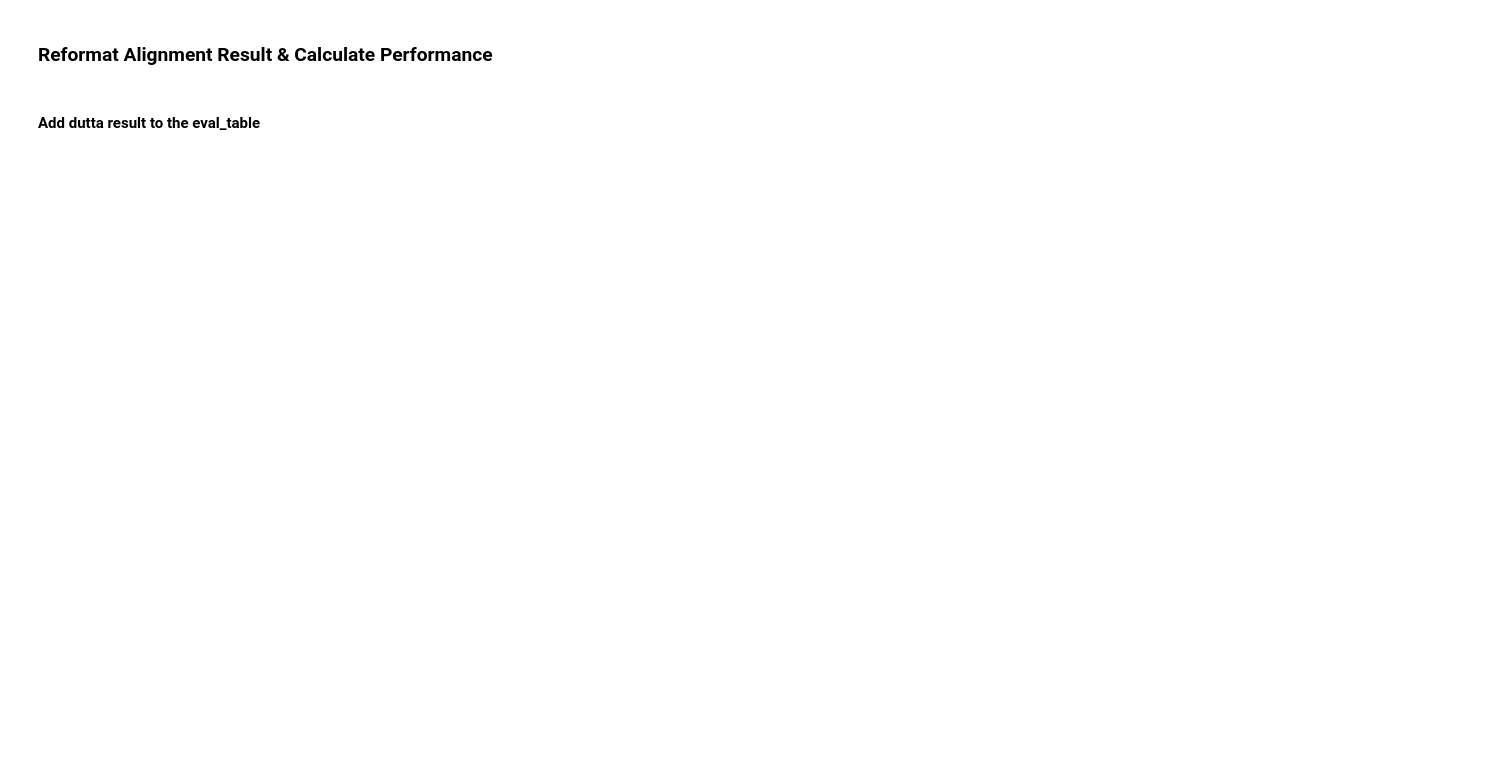
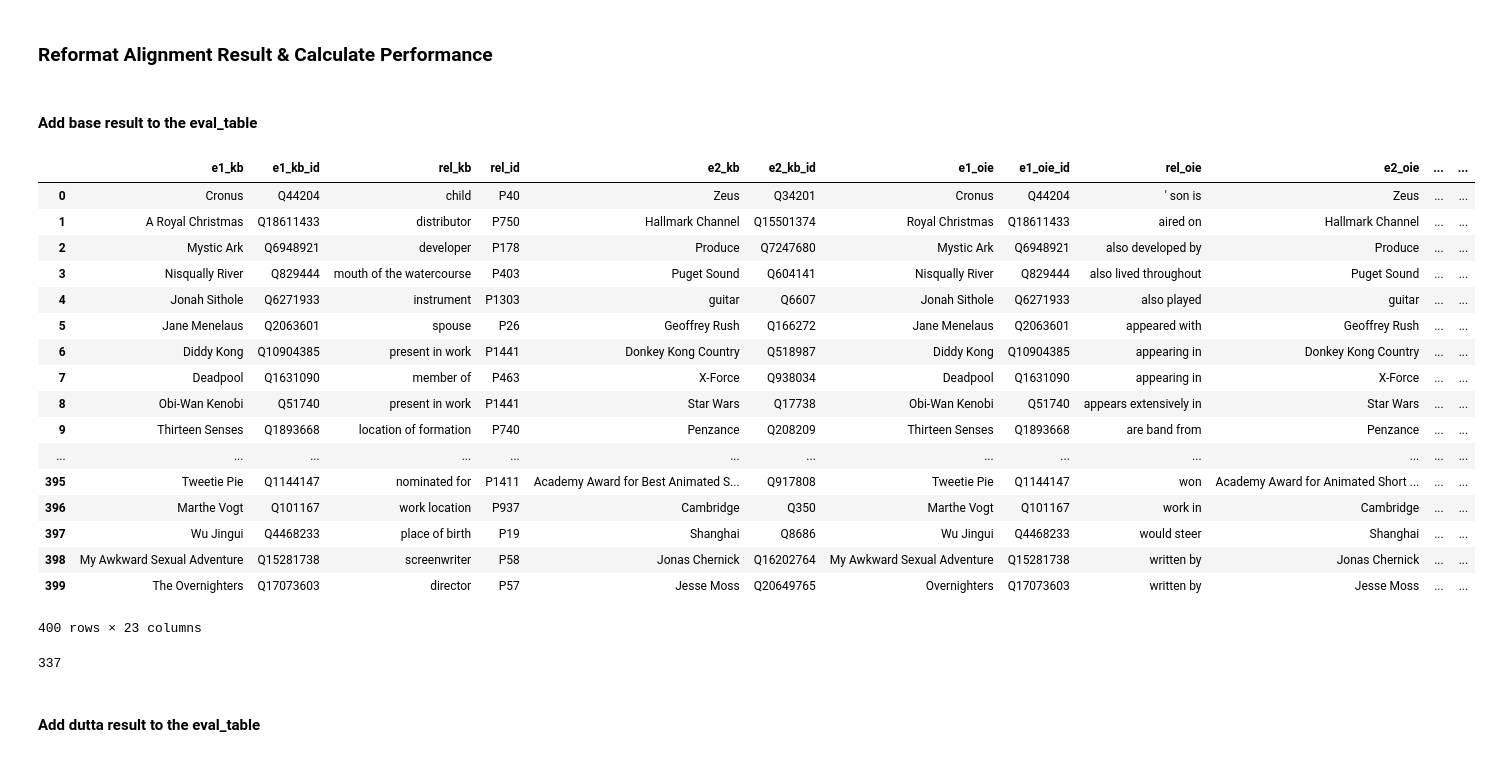
Before and after one commit to rifkiaputri/Relation-Aligner, a Jupyter notebook: plot_results.ipynb, the cells around one changed output. Cells and saved outputs as stored; diff of their text form; code cells hidden in the pictures; blank space fills up the shorter version.

```diff
--- a/plot_results.ipynb
+++ b/plot_results.ipynb
@@ -168,36 +232,46 @@ data_header = ['e1_kb', 'rel_kb', 'rel_id', 'e2_kb', 'e1_oie', 'rel_oie', 'e2_oi
                'e1_kb_id', 'e2_kb_id', 'e1_oie_id', 'e2_oie_id',
                'e1_oie_root', 'e2_oie_root', 'gold_label']
 test_align = pd.read_csv('dataset/test_align_gold.tsv', sep='\t', header=None, names=data_header)
-test_align.drop(['e1_kb_id', 'e2_kb_id', 'e1_oie_id', 'e2_oie_id', 'e1_oie_root', 'e2_oie_root'], axis=1, inplace=True)
 
 test_align['dist_cnn_no_def'] = predict_base_g['dist']
 test_align['dist_cnn_def'] = predict_g['dist']
 test_align['dist_cnn_def_ent'] = predict_ent_g['dist']
 test_align['dist_pcnn_def_ent'] = predict_pcnn_ent_g['dist']
-test_align['dist_pcnn_att'] = predict_pcnn_att_g['dist']
+# test_align['dist_pcnn_att'] = predict_pcnn_att_g['dist']
+test_align['dist_pcnn_no_def'] = predict_pcnn_nodef_g['dist']
 
-t_cnn_no_def = get_threshold(precision_base, recall_base, thresholds_base)
-t_cnn_def = get_threshold(precision, recall, thresholds)
-t_cnn_def_ent = get_threshold(precision_ent, recall_ent, thresholds_ent)
-t_pcnn_def_ent = get_threshold(precision_pcnn_ent, recall_pcnn_ent, thresholds_pcnn_ent)
-t_pcnn_att = get_threshold(precision_pcnn_att, recall_pcnn_att, thresholds_pcnn_att)
+# t_cnn_no_def = get_threshold(precision_base, recall_base, thresholds_base)
+# t_cnn_def = get_threshold(precision, recall, thresholds)
+# t_cnn_def_ent = get_threshold(precision_ent, recall_ent, thresholds_ent)
+# t_pcnn_def_ent = get_threshold(precision_pcnn_ent, recall_pcnn_ent, thresholds_pcnn_ent)
+# t_pcnn_att = get_threshold(precision_pcnn_att, recall_pcnn_att, thresholds_pcnn_att)
+# t_pcnn_nodef = get_threshold(precision_pcnn_nodef, recall_pcnn_nodef, thresholds_pcnn_nodef)
 
-# t_cnn_no_def = get_threshold(precision_base_g, recall_base_g, thresholds_base_g)
-# t_cnn_def = get_threshold(precision_g, recall_g, thresholds_g)
-# t_cnn_def_ent = get_threshold(precision_ent_g, recall_ent_g, thresholds_ent_g)
-# t_pcnn_def_ent = get_threshold(precision_pcnn_ent_g, recall_pcnn_ent_g, thresholds_pcnn_ent_g)
+t_cnn_no_def = get_threshold(precision_base_g, recall_base_g, thresholds_base_g)
+t_cnn_def = get_threshold(precision_g, recall_g, thresholds_g)
+t_cnn_def_ent = get_threshold(precision_ent_g, recall_ent_g, thresholds_ent_g)
+t_pcnn_def_ent = get_threshold(precision_pcnn_ent_g, recall_pcnn_ent_g, thresholds_pcnn_ent_g)
 # t_pcnn_att = get_threshold(precision_pcnn_att_g, recall_pcnn_att_g, thresholds_pcnn_att_g)
+t_pcnn_nodef = get_threshold(precision_pcnn_nodef_g, recall_pcnn_nodef_g, thresholds_pcnn_nodef_g)
 
+# t_cnn_no_def = 2
+# t_cnn_def = 2
+# t_cnn_def_ent = 2
+# t_pcnn_def_ent = 2
+# t_pcnn_att = 2
 
 test_align['pred_cnn_no_def'] = [0 if d <= t_cnn_no_def else 1 for d in test_align['dist_cnn_no_def']]
 test_align['pred_cnn_def'] = [0 if d <= t_cnn_def else 1 for d in test_align['dist_cnn_def']]
 test_align['pred_cnn_def_ent'] = [0 if d <= t_cnn_def_ent else 1 for d in test_align['dist_cnn_def_ent']]
 test_align['pred_pcnn_def_ent'] = [0 if d <= t_pcnn_def_ent else 1 for d in test_align['dist_pcnn_def_ent']]
-test_align['pred_pcnn_att'] = [0 if d <= t_pcnn_def_ent else 1 for d in test_align['dist_pcnn_att']]
+# test_align['pred_pcnn_att'] = [0 if d <= t_pcnn_att else 1 for d in test_align['dist_pcnn_att']]
+test_align['pred_pcnn_no_def'] = [0 if d <= t_pcnn_nodef else 1 for d in test_align['dist_pcnn_no_def']]
+test_align['pred_base'] = 0
 
 test_align = test_align[[
-                'e1_kb', 'rel_kb', 'rel_id', 'e2_kb', 'e1_oie', 'rel_oie', 'e2_oie',
-                'dist_cnn_no_def', 'dist_cnn_def', 'dist_cnn_def_ent', 'dist_pcnn_def_ent', 'dist_pcnn_att',
-                'pred_cnn_no_def', 'pred_cnn_def', 'pred_cnn_def_ent', 'pred_pcnn_def_ent', 'pred_pcnn_att',
-                'gold_label']]
+                'e1_kb', 'e1_kb_id', 'rel_kb', 'rel_id', 'e2_kb', 'e2_kb_id',
+                'e1_oie', 'e1_oie_id', 'rel_oie', 'e2_oie', 'e2_oie_id',
+                'dist_cnn_no_def', 'dist_cnn_def', 'dist_cnn_def_ent',  'dist_pcnn_no_def', 'dist_pcnn_def_ent',
+                'pred_cnn_no_def', 'pred_cnn_def', 'pred_cnn_def_ent', 'pred_pcnn_no_def', 'pred_pcnn_def_ent',
+                'pred_base', 'gold_label']]
 # %%
@@ -205 +279,24 @@ eval_table = pd.DataFrame(index=['dutta', 'CESI', 'CNN_no_def', 'CNN_def', 'CNN_
 eval_table = eval_table.fillna(0) # with 0s rather than NaNs
+# %% [markdown]
+#### Add base result to the eval_table
+# %%
+test_align
+# %% [output]
+|  | e1_kb | e1_kb_id | rel_kb | rel_id | e2_kb | e2_kb_id | e1_oie | e1_oie_id | rel_oie | e2_oie | ... | ... |
+| 0 | Cronus | Q44204 | child | P40 | Zeus | Q34201 | Cronus | Q44204 | ' son is | Zeus | ... | ... |
+| 1 | A Royal Christmas | Q18611433 | distributor | P750 | Hallmark Channel | Q15501374 | Royal Christmas | Q18611433 | aired on | Hallmark Channel | ... | ... |
+| 2 | Mystic Ark | Q6948921 | developer | P178 | Produce | Q7247680 | Mystic Ark | Q6948921 | also developed by | Produce | ... | ... |
+| 3 | Nisqually River | Q829444 | mouth of the watercourse | P403 | Puget Sound | Q604141 | Nisqually River | Q829444 | also lived throughout | Puget Sound | ... | ... |
+| 4 | Jonah Sithole | Q6271933 | instrument | P1303 | guitar | Q6607 | Jonah Sithole | Q6271933 | also played | guitar | ... | ... |
+| 5 | Jane Menelaus | Q2063601 | spouse | P26 | Geoffrey Rush | Q166272 | Jane Menelaus | Q2063601 | appeared with | Geoffrey Rush | ... | ... |
+| 6 | Diddy Kong | Q10904385 | present in work | P1441 | Donkey Kong Country | Q518987 | Diddy Kong | Q10904385 | appearing in | Donkey Kong Country | ... | ... |
+| 7 | Deadpool | Q1631090 | member of | P463 | X-Force | Q938034 | Deadpool | Q1631090 | appearing in | X-Force | ... | ... |
+| 8 | Obi-Wan Kenobi | Q51740 | present in work | P1441 | Star Wars | Q17738 | Obi-Wan Kenobi | Q51740 | appears extensively in | Star Wars | ... | ... |
+| 9 | Thirteen Senses | Q1893668 | location of formation | P740 | Penzance | Q208209 | Thirteen Senses | Q1893668 | are band from | Penzance | ... | ... |
+| ... | ... | ... | ... | ... | ... | ... | ... | ... | ... | ... | ... | ... |
+| 395 | Tweetie Pie | Q1144147 | nominated for | P1411 | Academy Award for Best Animated S... | Q917808 | Tweetie Pie | Q1144147 | won | Academy Award for Animated Short ... | ... | ... |
+| 396 | Marthe Vogt | Q101167 | work location | P937 | Cambridge | Q350 | Marthe Vogt | Q101167 | work in | Cambridge | ... | ... |
+| 397 | Wu Jingui | Q4468233 | place of birth | P19 | Shanghai | Q8686 | Wu Jingui | Q4468233 | would steer | Shanghai | ... | ... |
+| 398 | My Awkward Sexual Adventure | Q15281738 | screenwriter | P58 | Jonas Chernick | Q16202764 | My Awkward Sexual Adventure | Q15281738 | written by | Jonas Chernick | ... | ... |
+| 399 | The Overnighters | Q17073603 | director | P57 | Jesse Moss | Q20649765 | Overnighters | Q17073603 | written by | Jesse Moss | ... | ... |
+400 rows × 23 columns
@@ -206,3 +344,7 @@ eval_table = eval_table.fillna(0) # with 0s rather than NaNs
+# %%
+pred_base.count(1)
+# %% [output]
+337
 # %% [markdown]
 #### Add dutta result to the eval_table
 # %%
```
Also changed, not shown: parts of 37 cells of this notebook, 11 other files.
